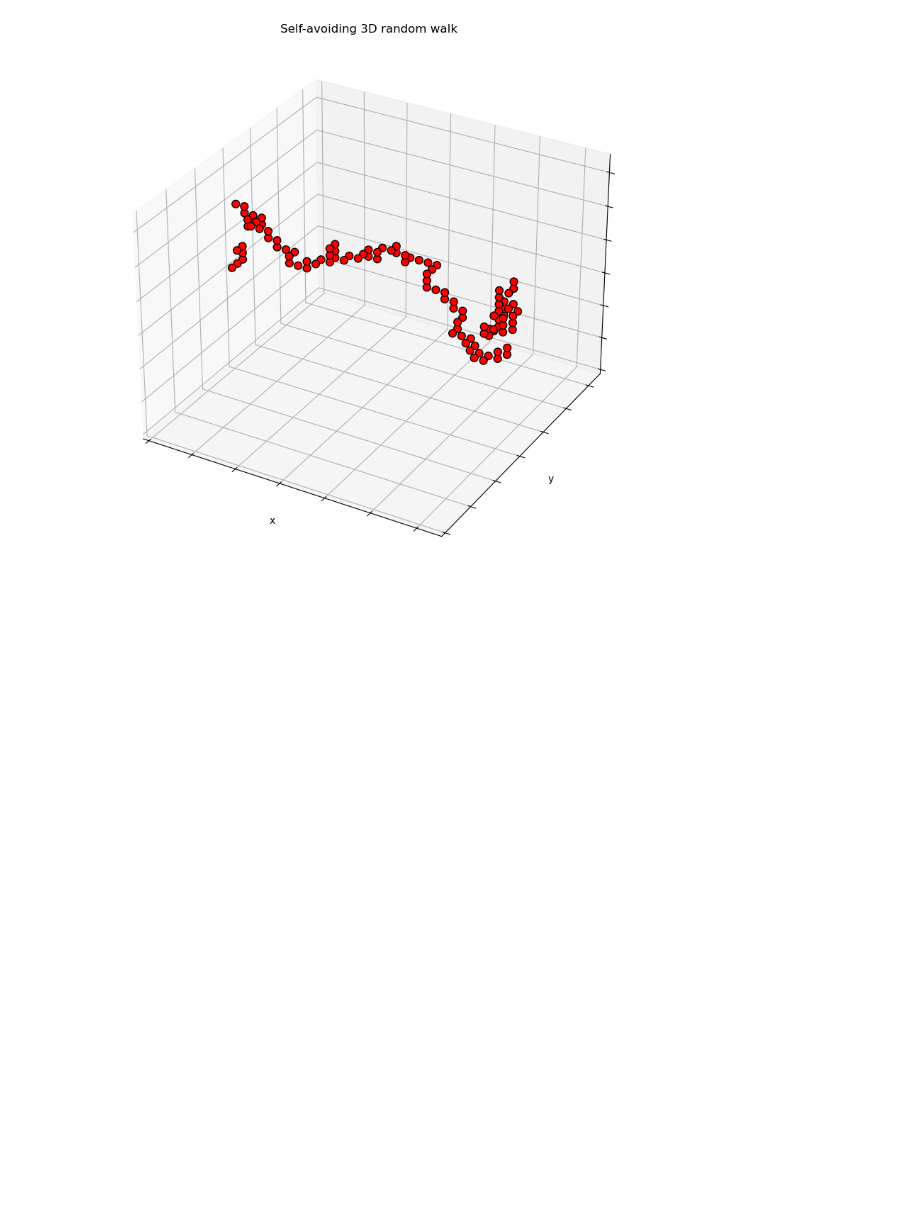
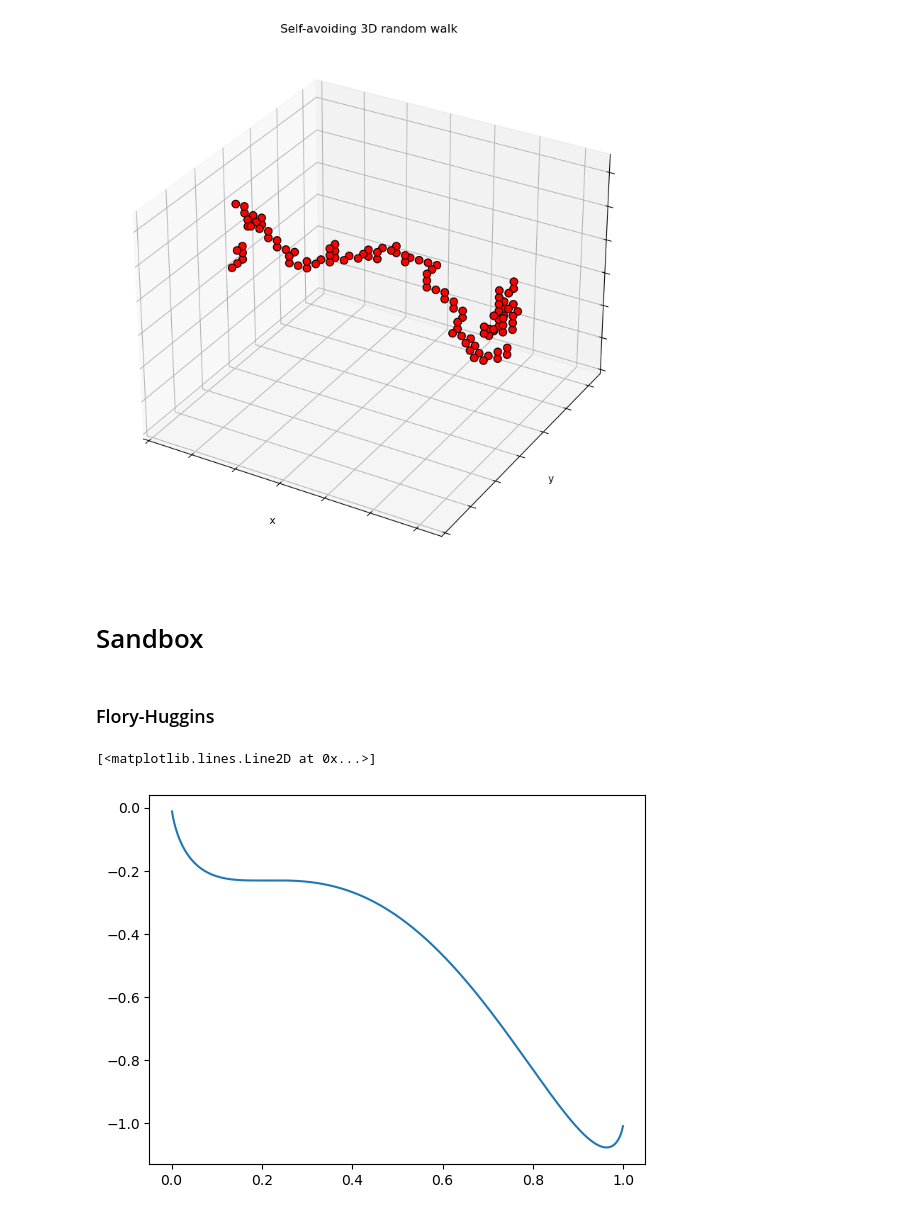
Before and after one commit to ta-rekt/Droplet, a Jupyter notebook: viz.ipynb, the cells around one changed output. Saved outputs shown, nothing was run; the diff lists cells and outputs as text; code cells hidden in the pictures; blank space fills up the shorter version.

Commit message:
flory-huggins formula in viz.ipynb

```diff
--- a/viz.ipynb
+++ b/viz.ipynb
@@ -455,3 +455,24 @@ plt.tight_layout()
 anim.save('media/polymer_repulsive.mp4', writer="ffmpeg", fps=25)
 # %% [output]
 [figure]
+# %% [markdown]
+# Sandbox
+# %% [markdown]
+### Flory-Huggins
+# %%
+mu = 1.0
+chi = 7.0
+T = 2.3
+eps = 1e-3
+
+def F(phi, mu, chi, T):
+    return -mu*phi + chi*phi*(1-phi) + T*(phi*np.log(phi) + (1 - phi)*np.log(1 - phi))
+
+fig, ax = plt.subplots(1,1)
+
+phis = np.linspace(eps, 1-eps,1000)
+
+ax.plot(phis, F(phis, mu, chi, T))
+# %% [output]
+[<matplotlib.lines.Line2D at 0x...>]
+[figure, added]
```
